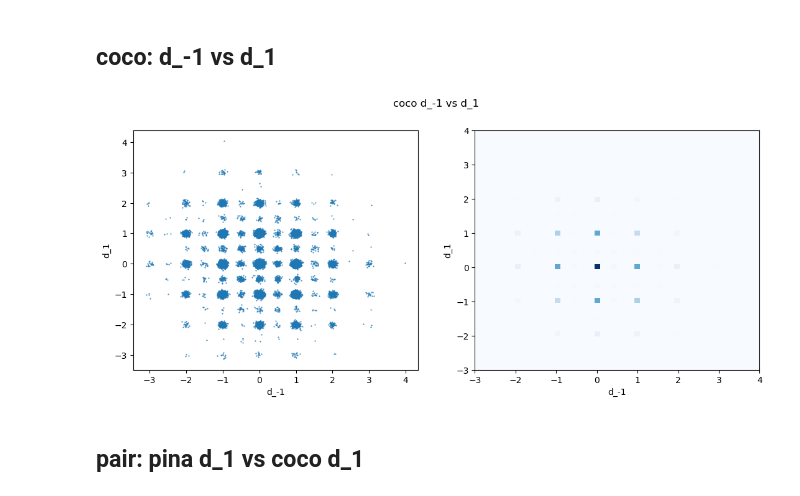
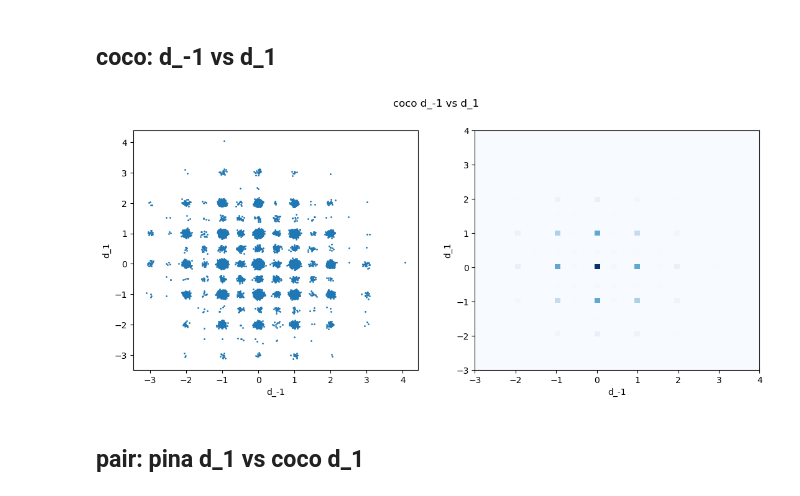
Before and after one commit to rzhan11/IMCTradingComp23, a Jupyter notebook: nbs/round2-csv-exploration-pairs.ipynb, the cells around one changed output. Drawn from its saved outputs; the diff is of its cells as text; code cells hidden in the pictures.

```diff
--- a/nbs/round2-csv-exploration-pairs.ipynb
+++ b/nbs/round2-csv-exploration-pairs.ipynb
@@ -886,25 +886,35 @@ plt.show()
 ## coco: d_-1 vs d_1
 # %%
 # histogram of d_-1 vs d_1
-x = coco_rtn_df["d_-1"]
-y = coco_rtn_df["d_1"]
+
+# lb = 2000
+# lb_offset = 200
+# ub = lb + lb_offset
+
+lb, ub = 0, -1
+
+df = coco_rtn_df
+df = df.iloc[lb:ub]
+
+x = df["d_-1"]
+y = df["d_1"]
 
 plt.figure(figsize=(13, 5))
 
 plt.subplot(121)
-scatter_noise(x, y, xnoise=0.05, ynoise=0.05, s=0.25)
+scatter_noise(x, y, xnoise=0.05, ynoise=0.05, s=1)
 plt.xlabel("d_-1")
 plt.ylabel("d_1")
 
 plt.subplot(122)
 plt.hist2d(x, y, bins=50, cmap="Blues")
 plt.xlabel("d_-1")
 plt.ylabel("d_1")
 
 plt.suptitle("coco d_-1 vs d_1")
 plt.show()
 # %% [output]
-[figure, old version]
+[figure, new version]
 # %% [markdown]
 ## pair: pina d_1 vs coco d_1
 # %%
```
Also changed, not shown: parts of 23 cells of this notebook, 4 other files.
